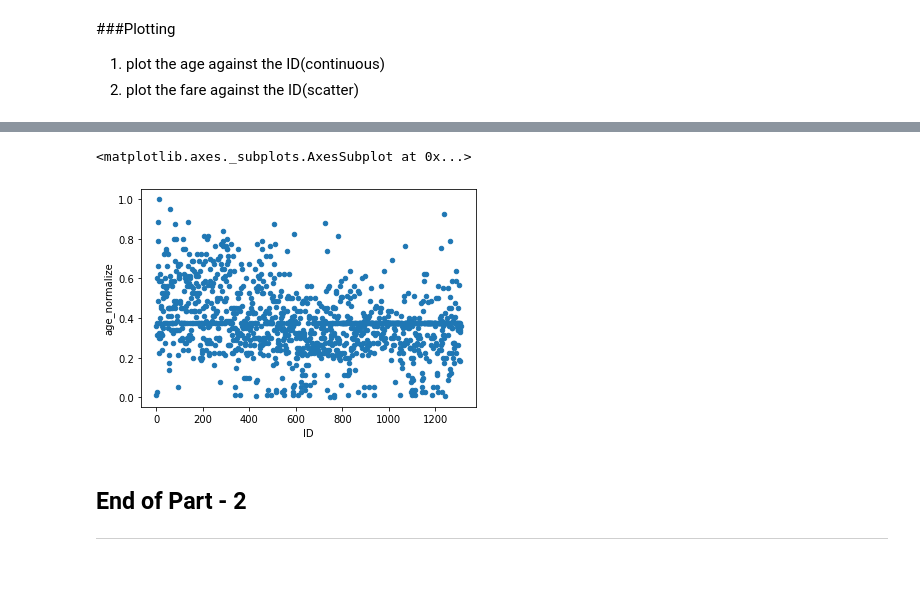
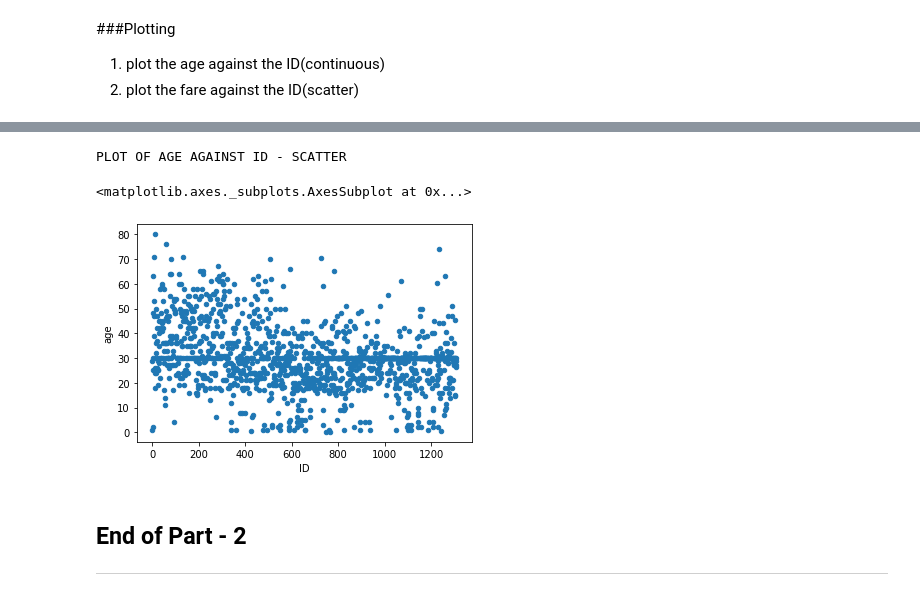
Before and after one commit to Abhay1994s/MachineLearning, a Jupyter notebook: Day1/Assignment_1_DS.ipynb, the cells around one changed output, grey strips where cells are left out. Saved outputs shown, nothing was run; the diff lists cells and outputs as text; code cells hidden in the pictures.

```diff
--- a/Day1/Assignment_1_DS.ipynb
+++ b/Day1/Assignment_1_DS.ipynb
@@ -344,3 +402,4 @@ titanic_data_new
 # %%
-df['age_normalize'] = df['age']/df['age'].max()
-df['fare_normalize'] = df['fare']/df['fare'].max()
+df['age_normalize'] = (df['age']-df['age'].mean())/df['age'].std()
+df['fare_normalize'] = (df['fare']-df['fare'].mean())/df['fare'].std() #0 mean or std ddev
+df.head()
@@ -406,8 +463,10 @@ titanic_data_new['age_normalize'].plot()
 # %%
-titanic_data_new.plot.scatter(x='ID',y='age_normalize')
+print("PLOT OF AGE AGAINST ID - SCATTER")
+titanic_data_new.plot.scatter(x='ID',y='age')
 # %% [output]
-<matplotlib.axes._subplots.AxesSubplot at 0x...>
+PLOT OF AGE AGAINST ID - SCATTER
+<matplotlib.axes._subplots.AxesSubplot at 0x...>
-[figure, old version]
+[figure, new version]
 # %% [markdown]
 ## End of Part - 2
 ---
```
Also changed, not shown: parts of 28 cells of this notebook.
